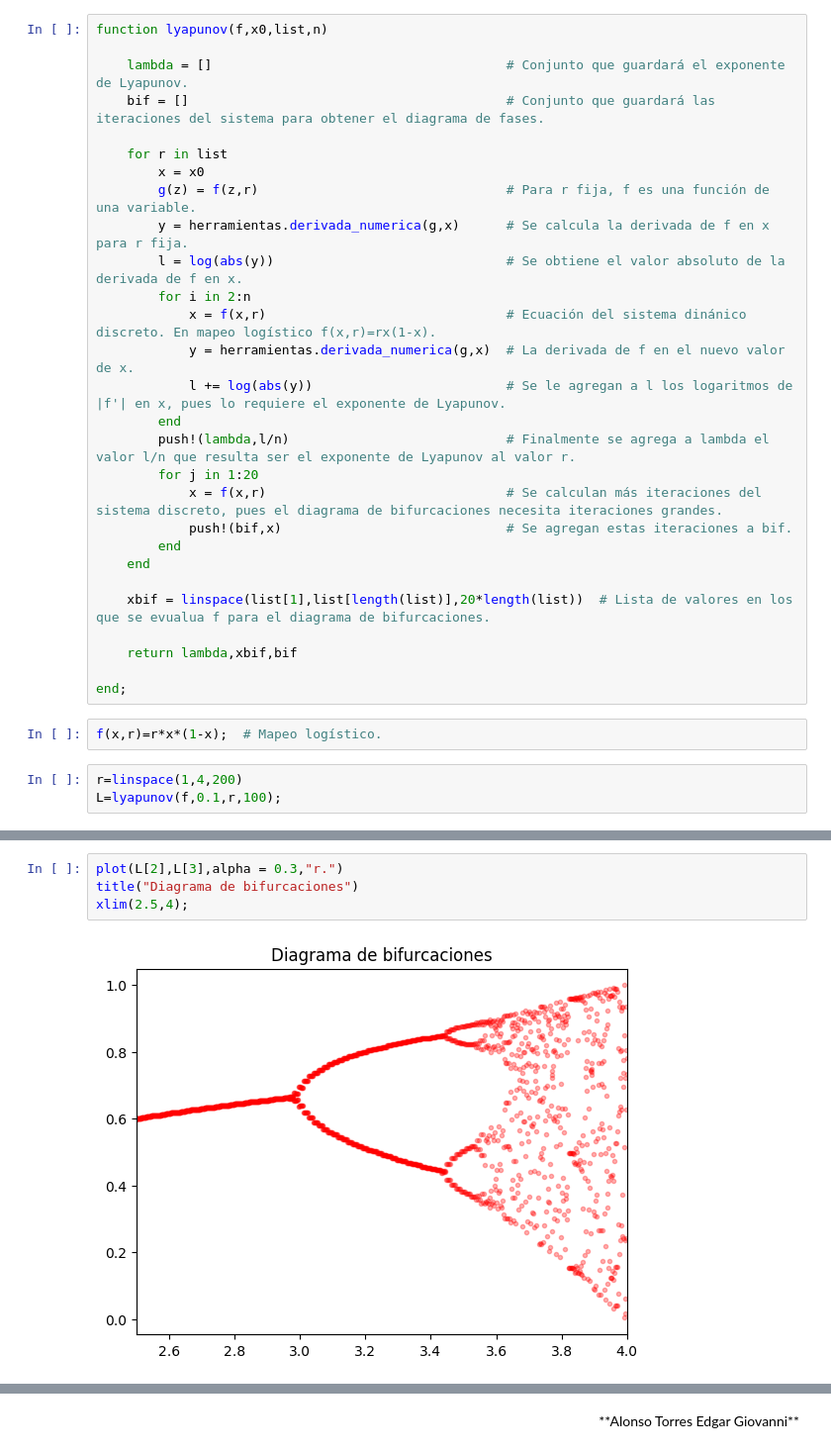
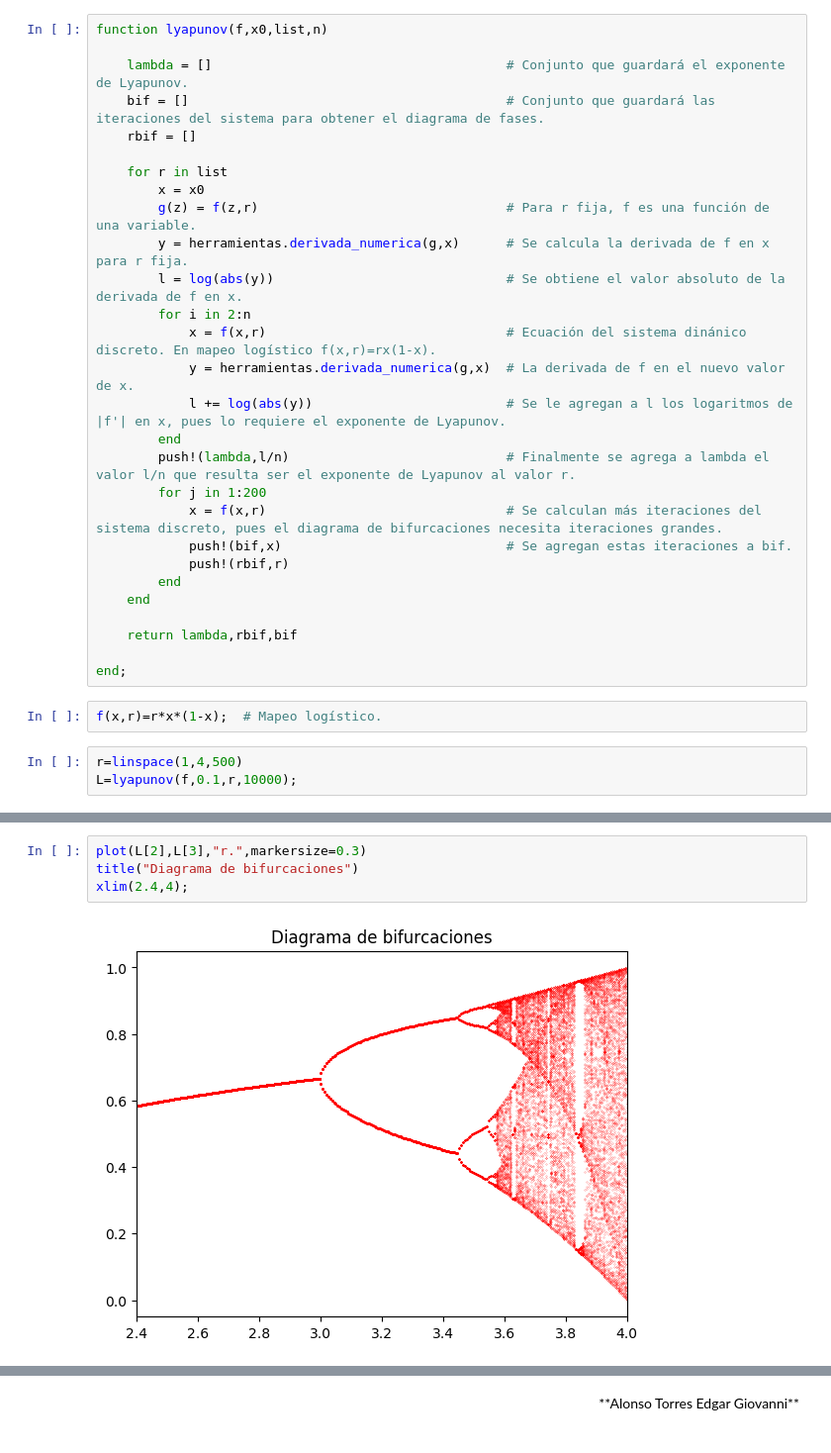
Before and after one commit to Giovanni-Alonso-Torres/Fisica_Computacional_Alonso_Torres, a Jupyter notebook: Tarea_18.ipynb, the cells around one changed output, grey strips where cells are left out. Shown at 99% size. Cells and saved outputs as stored; diff of their text form.

```diff
--- a/Tarea_18.ipynb
+++ b/Tarea_18.ipynb
@@ -33,6 +33,7 @@ function lyapunov(f,x0,list,n)
 
     lambda = []                                      # Conjunto que guardará el exponente de Lyapunov.
     bif = []                                         # Conjunto que guardará las iteraciones del sistema para obtener el diagrama de fases.
+    rbif = []
 
     for r in list
         x = x0
@@ -45,22 +46,21 @@ function lyapunov(f,x0,list,n)
             l += log(abs(y))                         # Se le agregan a l los logaritmos de |f'| en x, pues lo requiere el exponente de Lyapunov.
         end
         push!(lambda,l/n)                            # Finalmente se agrega a lambda el valor l/n que resulta ser el exponente de Lyapunov al valor r.
-        for j in 1:20
+        for j in 1:200
             x = f(x,r)                               # Se calculan más iteraciones del sistema discreto, pues el diagrama de bifurcaciones necesita iteraciones grandes.
             push!(bif,x)                             # Se agregan estas iteraciones a bif.
+            push!(rbif,r)
         end
     end
 
-    xbif = linspace(list[1],list[length(list)],20*length(list))  # Lista de valores en los que se evualua f para el diagrama de bifurcaciones.
-
-    return lambda,xbif,bif
+    return lambda,rbif,bif
 
 end;
 # %%
 f(x,r)=r*x*(1-x);  # Mapeo logístico.
 # %%
-r=linspace(1,4,200)
-L=lyapunov(f,0.1,r,100);
+r=linspace(1,4,500)
+L=lyapunov(f,0.1,r,10000);
 # %%
 plot(r,L[1],label=L"Exponente de Lyapunov $\lambda$")
 legend();
@@ -69,6 +69,6 @@ legend();
 # %%
-plot(L[2],L[3],alpha = 0.3,"r.")
+plot(L[2],L[3],"r.",markersize=0.3)
 title("Diagrama de bifurcaciones")
-xlim(2.5,4);
+xlim(2.4,4);
 # %% [output]
-[figure, old version]
+[figure, new version]
```
Also changed, not shown: parts of 5 cells of this notebook.
